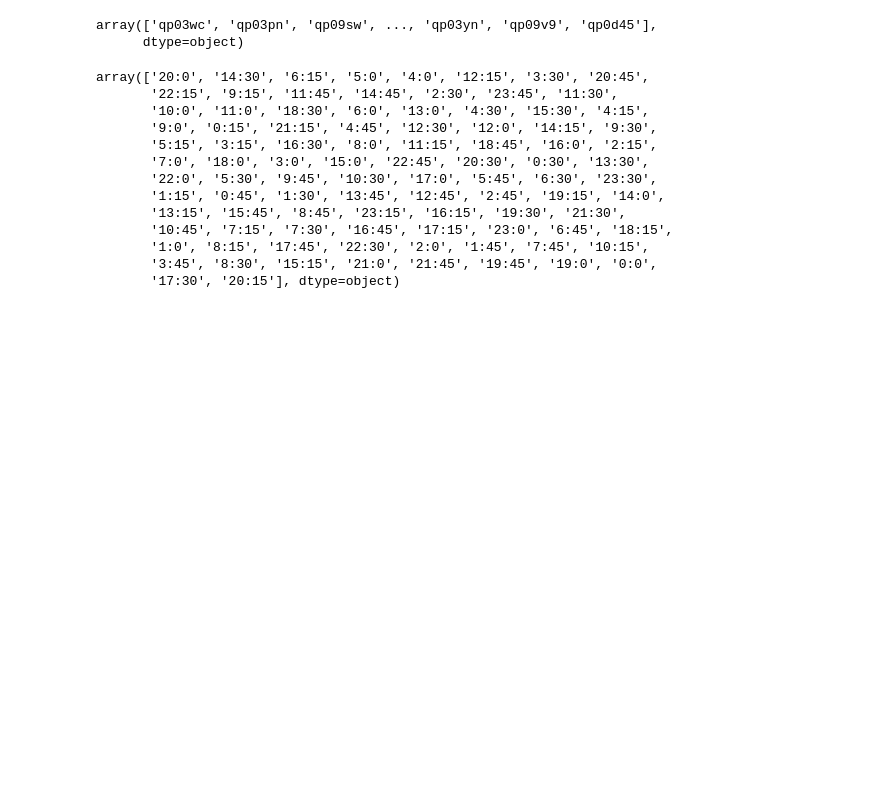
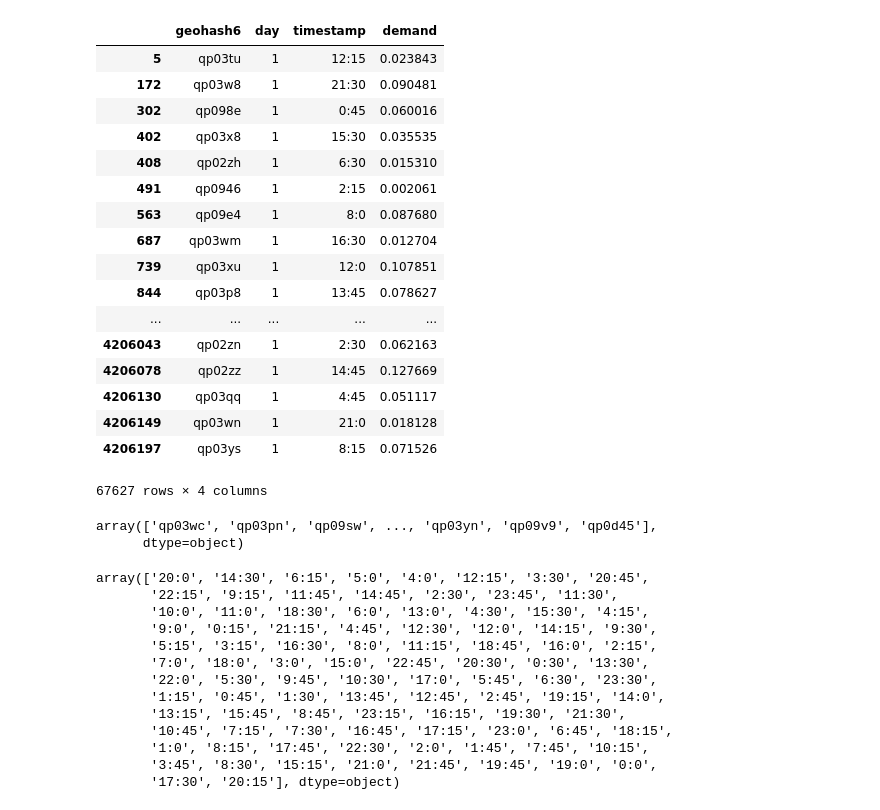
Before and after one commit to jjkoh95/aiforsea-traffic, a Jupyter notebook: formatter.ipynb, the cells around one changed output. Cells and saved outputs as stored; diff of their text form; code cells hidden in the pictures; blank space fills up the shorter version.

```diff
--- a/formatter.ipynb
+++ b/formatter.ipynb
@@ -4,6 +4,27 @@ import pandas as pd
 # %%
 DATA_LOC = './data/training.csv'
 df = pd.read_csv(DATA_LOC)
+# %%
+df[df.day == 1]
+# %% [output]
+|  | geohash6 | day | timestamp | demand |
+| 5 | qp03tu | 1 | 12:15 | 0.023843 |
+| 172 | qp03w8 | 1 | 21:30 | 0.090481 |
+| 302 | qp098e | 1 | 0:45 | 0.060016 |
+| 402 | qp03x8 | 1 | 15:30 | 0.035535 |
+| 408 | qp02zh | 1 | 6:30 | 0.015310 |
+| 491 | qp0946 | 1 | 2:15 | 0.002061 |
+| 563 | qp09e4 | 1 | 8:0 | 0.087680 |
+| 687 | qp03wm | 1 | 16:30 | 0.012704 |
+| 739 | qp03xu | 1 | 12:0 | 0.107851 |
+| 844 | qp03p8 | 1 | 13:45 | 0.078627 |
+| ... | ... | ... | ... | ... |
+| 4206043 | qp02zn | 1 | 2:30 | 0.062163 |
+| 4206078 | qp02zz | 1 | 14:45 | 0.127669 |
+| 4206130 | qp03qq | 1 | 4:45 | 0.051117 |
+| 4206149 | qp03wn | 1 | 21:0 | 0.018128 |
+| 4206197 | qp03ys | 1 | 8:15 | 0.071526 |
+67627 rows × 4 columns
 # %%
 df.geohash6.unique()
 # %% [output]
```
Also changed, not shown: 12 other files.
